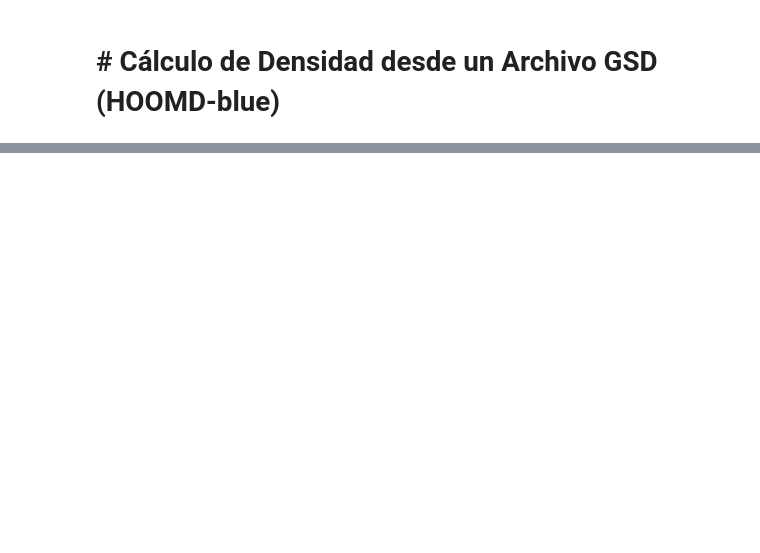
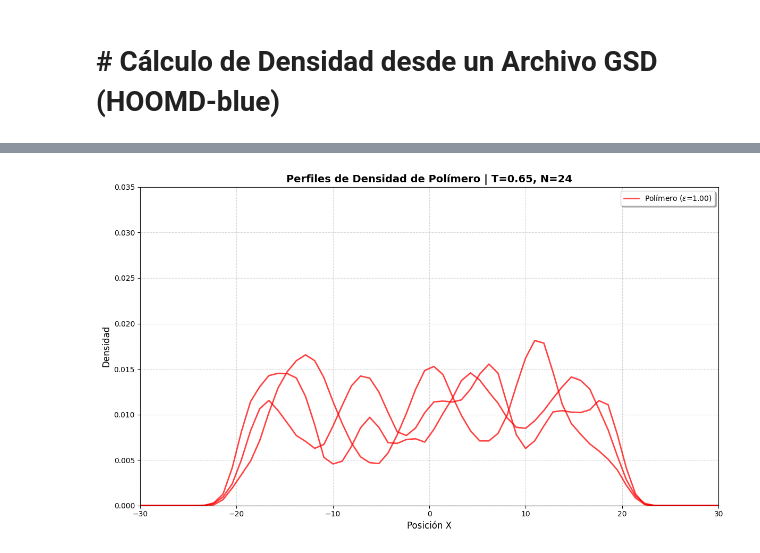
Before and after one commit to FabioNH86/Molecular-Dinamics, a Jupyter notebook: Densidad_polymer.ipynb, the cells around one changed output, grey strips where cells are left out. Cells and saved outputs as stored; diff of their text form; code cells hidden in the pictures; blank space fills up the shorter version.

```diff
--- a/Densidad_polymer.ipynb
+++ b/Densidad_polymer.ipynb
@@ -86 +111,64 @@ Frame procesado: 510/518
+# %%
+# --- SECCIÓN DE GRAFICADO ---
+figura, ax = plt.subplots(figsize=(12, 7))
+
+# Iteramos sobre los datos guardados
+for archivo, contenido in datos_grafico.items():
+    centros_x = contenido['centros_x']
+    resultados = contenido['resultados']
+    props = contenido['propiedades']  # Diccionario con T, eps, y N
+
+    # =========================================================================
+    # LOGICA DE ASIGNACIÓN DE COLORES POR PROPIEDADES
+    # =========================================================================
+    # Aquí puedes añadir las reglas lógicas que quieras según T, eps o N
+    if props['eps'] == 1.0:
+        color_archivo = 'red'
+    elif props['eps'] == 0.5:
+        color_archivo = 'blue'
+    else:
+        color_archivo = 'black' # Color por defecto si no entra en las anteriores
+    # =========================================================================
+
+    # Extraemos directamente los datos del Polímero ('P')
+    promedio = resultados['P']['promedio']
+    desviacion = 0
+
+    y2 = promedio + desviacion
+
+    etiqueta = f"Polímero ($\epsilon$={props['eps']:.2f})"
+
+
+    # Graficado de la línea promedio
+    ax.plot(centros_x, promedio, label=etiqueta, color=color_archivo,
+            linestyle='-', alpha=0.7, linewidth=2)
+
+    # Sombreado de la desviación estándar
+    ax.fill_between(centros_x, promedio, y2, color=color_archivo, alpha=0.15)
+
+manejadores_existentes, etiquetas_existentes = ax.get_legend_handles_labels()
+leyenda_filtrada = dict(zip(etiquetas_existentes, manejadores_existentes))
+
+# Configuraciones finales del gráfico
+ax.set_xlabel("Posición X", fontsize=12)
+ax.set_ylabel("Densidad", fontsize=12)
+ax.set_title(f"Perfiles de Densidad de Polímero | T={props['T']:.2f}, N={props['N']}", fontweight='bold', fontsize=14)
+
+ax.legend(
+    leyenda_filtrada.values(),  # Los manejadores de líneas únicos
+    leyenda_filtrada.keys(),    # Las etiquetas de texto únicas
+    loc='upper right',          # Posición interior derecha
+    frameon=True,               # Fondo blanco activado
+    shadow=True,                # Sombra para contraste
+    fontsize='medium'
+)
+
+ax.grid(True, linestyle='--', alpha=0.5)
+ax.set(ylim=(0.0, 0.035))
+ax.set(xlim=(-30, 30))
+plt.tight_layout()
+
+plt.show()
+# %% [output]
+[figure, added]
 # %%
```
Also changed, not shown: parts of 9 cells of this notebook, 14 other files.
